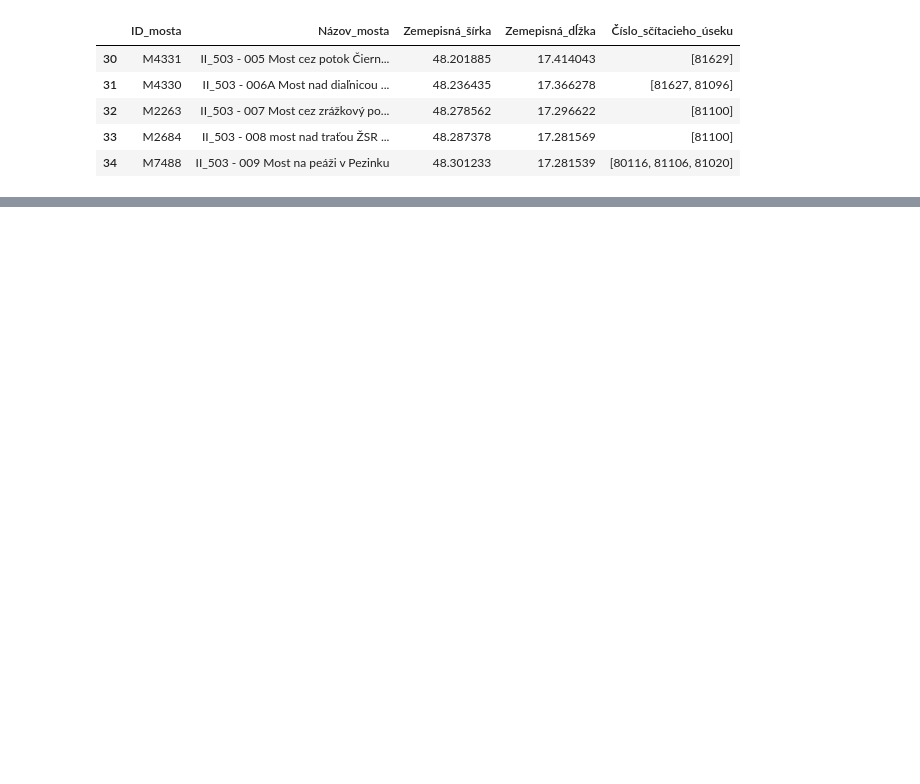
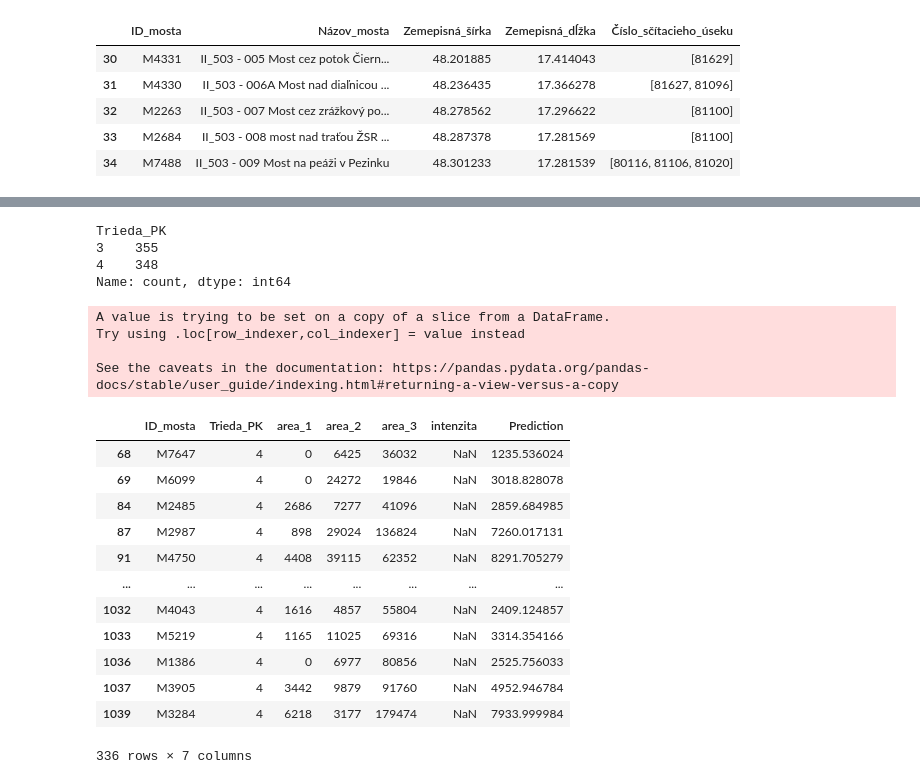
Before and after one commit to Medvedku/Bridges, a Jupyter notebook: 00_SSC/A_traffic_intensity.ipynb, the cells around one changed output, grey strips where cells are left out. Saved outputs shown, nothing was run; the diff lists cells and outputs as text; code cells hidden in the pictures; blank space fills up the shorter version.

```diff
--- a/00_SSC/A_traffic_intensity.ipynb
+++ b/00_SSC/A_traffic_intensity.ipynb
@@ -194,0 +308,16 @@ merged_df.to_excel(excel_file_path, index=False)
+# %%
+from sklearn.model_selection import train_test_split
+from sklearn.preprocessing import StandardScaler
+
+# Split data into features and target
+X = df_known_intensity[['Trieda_PK', 'area_1', 'area_2', 'area_3']]
+y = df_known_intensity['intenzita']
+
+# Split data into training and testing sets
+X_train, X_test, y_train, y_test = train_test_split(
+    X, y, test_size=0.2, random_state=42)
+
+# Scale features
+scaler = StandardScaler()
+X_train_scaled = scaler.fit_transform(X_train)
+X_test_scaled = scaler.transform(X_test)
@@ -194,0 +385,40 @@ merged_df.to_excel(excel_file_path, index=False)
+# %%
+df_known_intensity["Trieda_PK"].value_counts()
+# %% [output]
+Trieda_PK
+3    355
+4    348
+Name: count, dtype: int64
+# %%
+# Split data into features and target
+X = df_unknown_intensity[['Trieda_PK', 'area_1', 'area_2', 'area_3']]
+
+# Scale the entire dataset
+X_scaled = scaler.transform(X)
+
+# Make predictions on the entire dataset
+y_predictions = lr.predict(X_scaled)
+
+# Add the predictions as a new column in the df_known_intensity DataFrame
+df_unknown_intensity['Prediction'] = y_predictions*2
+
+df_unknown_intensity[['ID_mosta', 'Trieda_PK', 'area_1', 'area_2',
+                    'area_3', 'intenzita', 'Prediction']]
+# %% [output]
+A value is trying to be set on a copy of a slice from a DataFrame.
+Try using .loc[row_indexer,col_indexer] = value instead
+
+See the caveats in the documentation: https://pandas.pydata.org/pandas-docs/stable/user_guide/indexing.html#returning-a-view-versus-a-copy
+|  | ID_mosta | Trieda_PK | area_1 | area_2 | area_3 | intenzita | Prediction |
+| 68 | M7647 | 4 | 0 | 6425 | 36032 | NaN | 1235.536024 |
+| 69 | M6099 | 4 | 0 | 24272 | 19846 | NaN | 3018.828078 |
+| 84 | M2485 | 4 | 2686 | 7277 | 41096 | NaN | 2859.684985 |
+| 87 | M2987 | 4 | 898 | 29024 | 136824 | NaN | 7260.017131 |
+| 91 | M4750 | 4 | 4408 | 39115 | 62352 | NaN | 8291.705279 |
+| ... | ... | ... | ... | ... | ... | ... | ... |
+| 1032 | M4043 | 4 | 1616 | 4857 | 55804 | NaN | 2409.124857 |
+| 1033 | M5219 | 4 | 1165 | 11025 | 69316 | NaN | 3314.354166 |
+| 1036 | M1386 | 4 | 0 | 6977 | 80856 | NaN | 2525.756033 |
+| 1037 | M3905 | 4 | 3442 | 9879 | 91760 | NaN | 4952.946784 |
+| 1039 | M3284 | 4 | 6218 | 3177 | 179474 | NaN | 7933.999984 |
+336 rows × 7 columns
```
Also changed, not shown: parts of 25 cells of this notebook, 4 other files.
